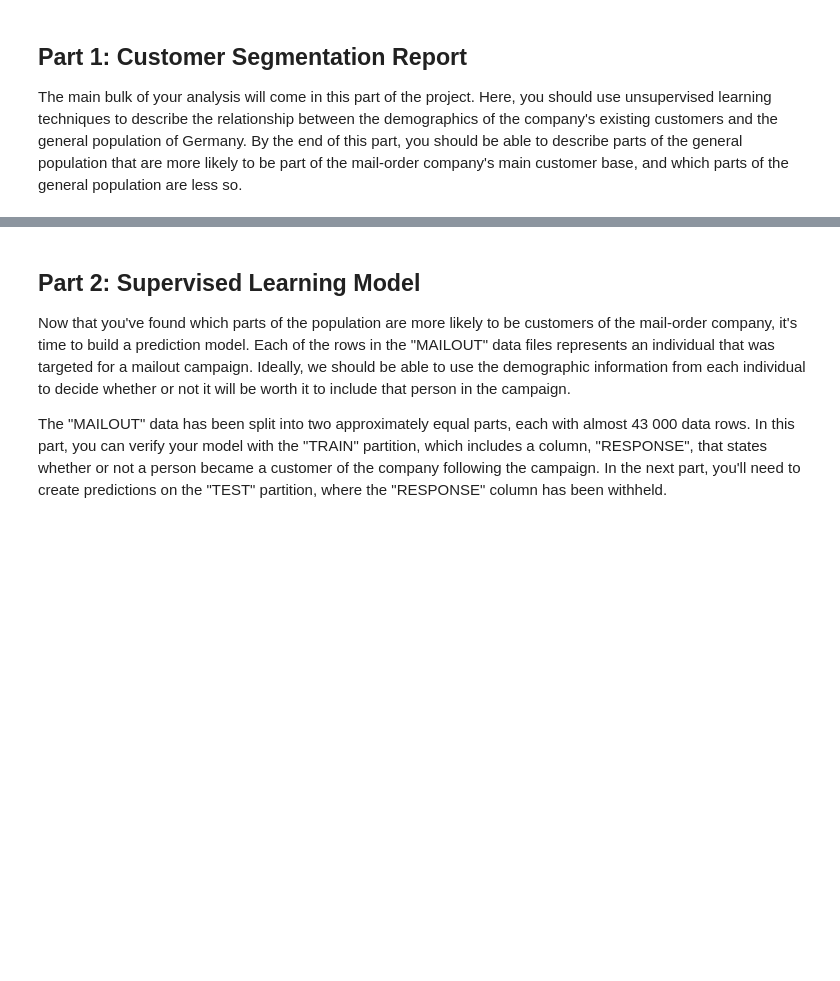
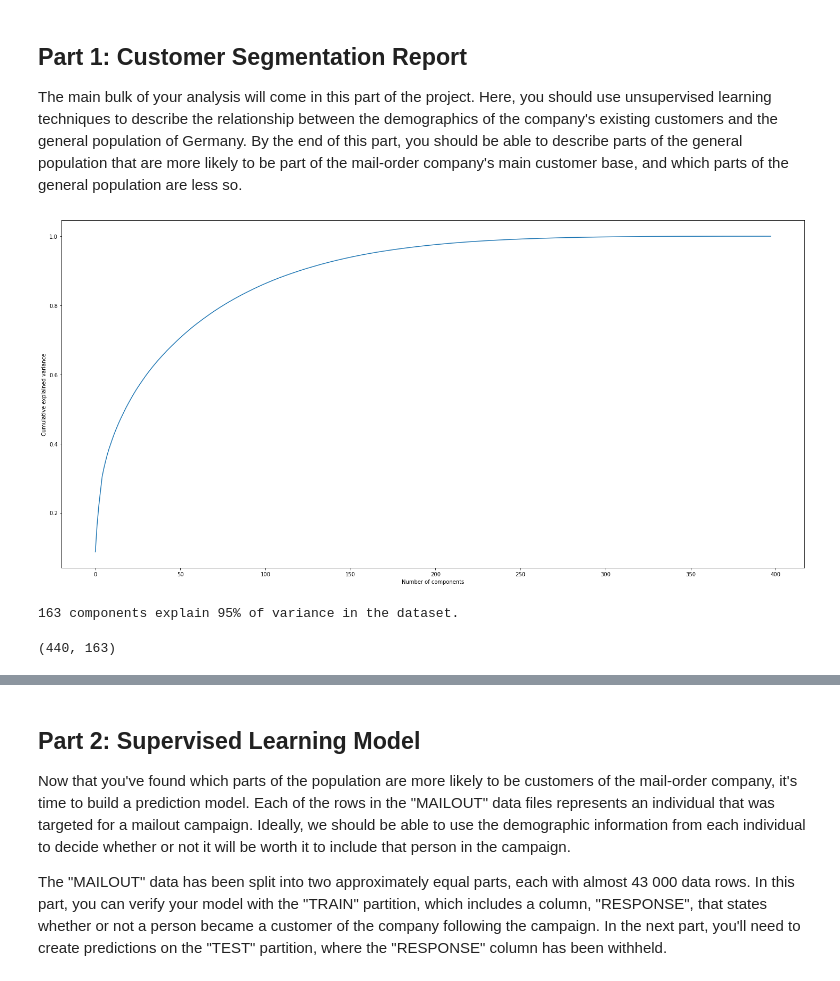
Before and after one commit to olghab/dataScienceCapstoneProject, a Jupyter notebook: Arvato Project Workbook.ipynb, the cells around one changed output, grey strips where cells are left out. Drawn from its saved outputs; the diff is of its cells as text; code cells hidden in the pictures; blank space fills up the shorter version.

```diff
--- a/Arvato Project Workbook.ipynb
+++ b/Arvato Project Workbook.ipynb
@@ -609,6 +608,57 @@ from sklearn.decomposition import PCA
 
 azdias_cleaned = load_csv_data('data/azdias_cleaned.csv')
 customers_cleaned = load_csv_data('data/customers_cleaned.csv')
+# %%
+def do_and_show_PCA(data):
+    """
+    Decription:
+    This function creates PCA model
+    and plots output
+    Arguments:
+        data: input dataframe
+    Returns:
+        pca: fitted PCA object
+    """
+
+    pca = PCA().fit(data)
+
+    plt.figure(figsize=(25,12))
+    plt.plot(np.cumsum(pca.explained_variance_ratio_))
+    plt.xlabel('Number of components')
+    plt.ylabel('Cumulative explained variance')
+    plt.show()
+
+    return pca
+
+def reduce_data(pca, data):
+    """
+    Decription:
+    This function calculates how many components explain most of the data
+    and reduces dataset, leaving only crucial features
+    Arguments:
+        data: input dataframe
+        pca: fitted object
+    Returns:
+        reduced_data: dataframe with reduced features (columns)
+    """
+    cum_variance = pd.DataFrame(np.cumsum(pca.explained_variance_ratio_), columns=['cumulative_variance'])
+    cum_variance.set_index(cum_variance.index+1, inplace=True)
+    print('{} components explain 95% of variance in the dataset.'.format(num_components))
+    pca = PCA(n_components= num_components).fit(data)
+    reduced_data = pd.DataFrame(pca.transform(data))
+
+    return reduced_data
 # %%
-# cleaned dataset has 404 different features. In order to reduce this number, PCA is used here
-# pca = PCA().fit(azdias_cleaned)
+# cleaned dataset has 398 different features. In order to reduce this number, PCA is used here
+azdias_pca = do_and_show_PCA(azdias_cleaned)
+# %% [output]
+[figure, added]
+# %%
+azdias_reduced = reduce_data(azdias_pca, azdias_cleaned)
+print(azdias_reduced.shape)
+# %% [output]
+163 components explain 95% of variance in the dataset.
+# %%
+azdias_reduced.shape
+# %% [output]
+(440, 163)
```
Also changed, not shown: parts of 9 cells of this notebook.
